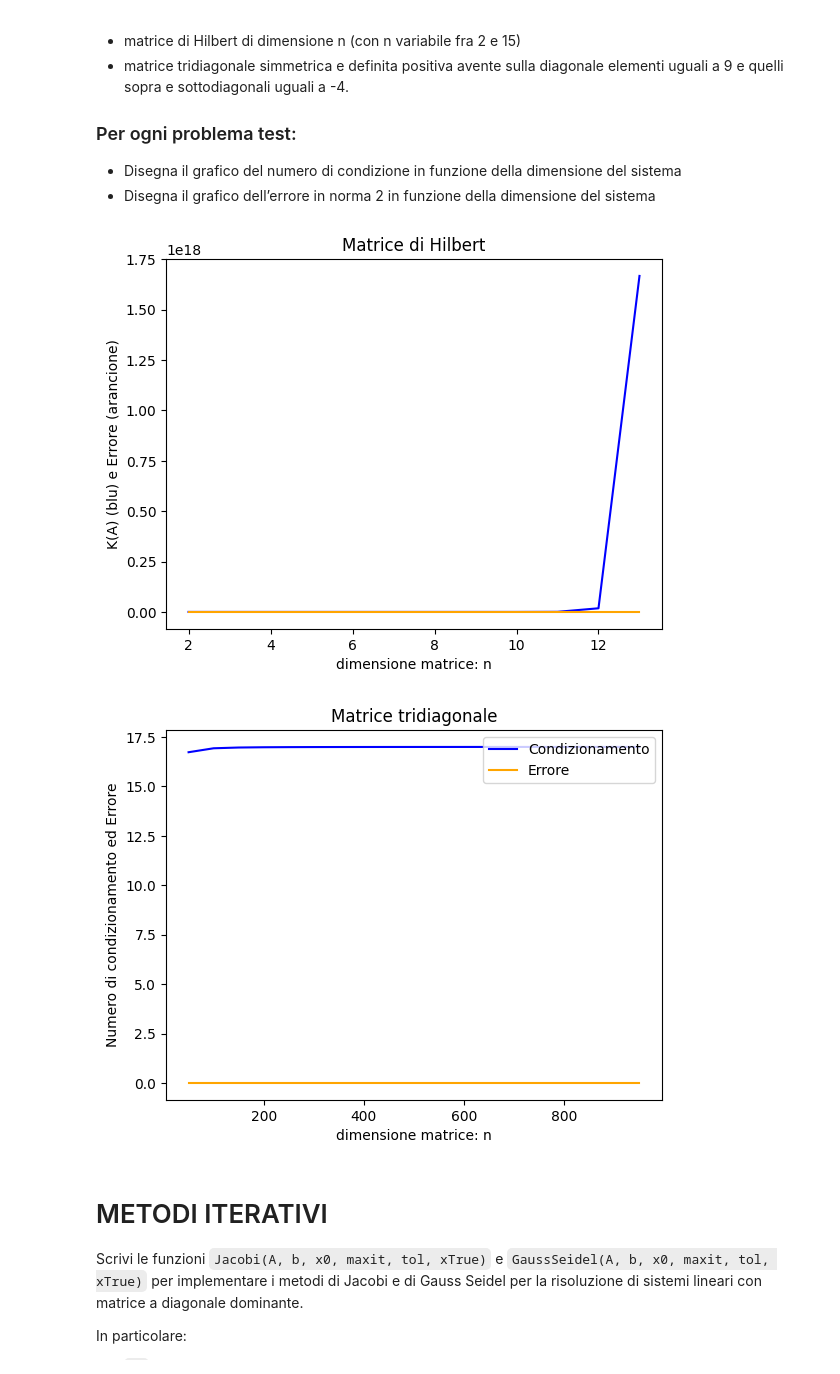
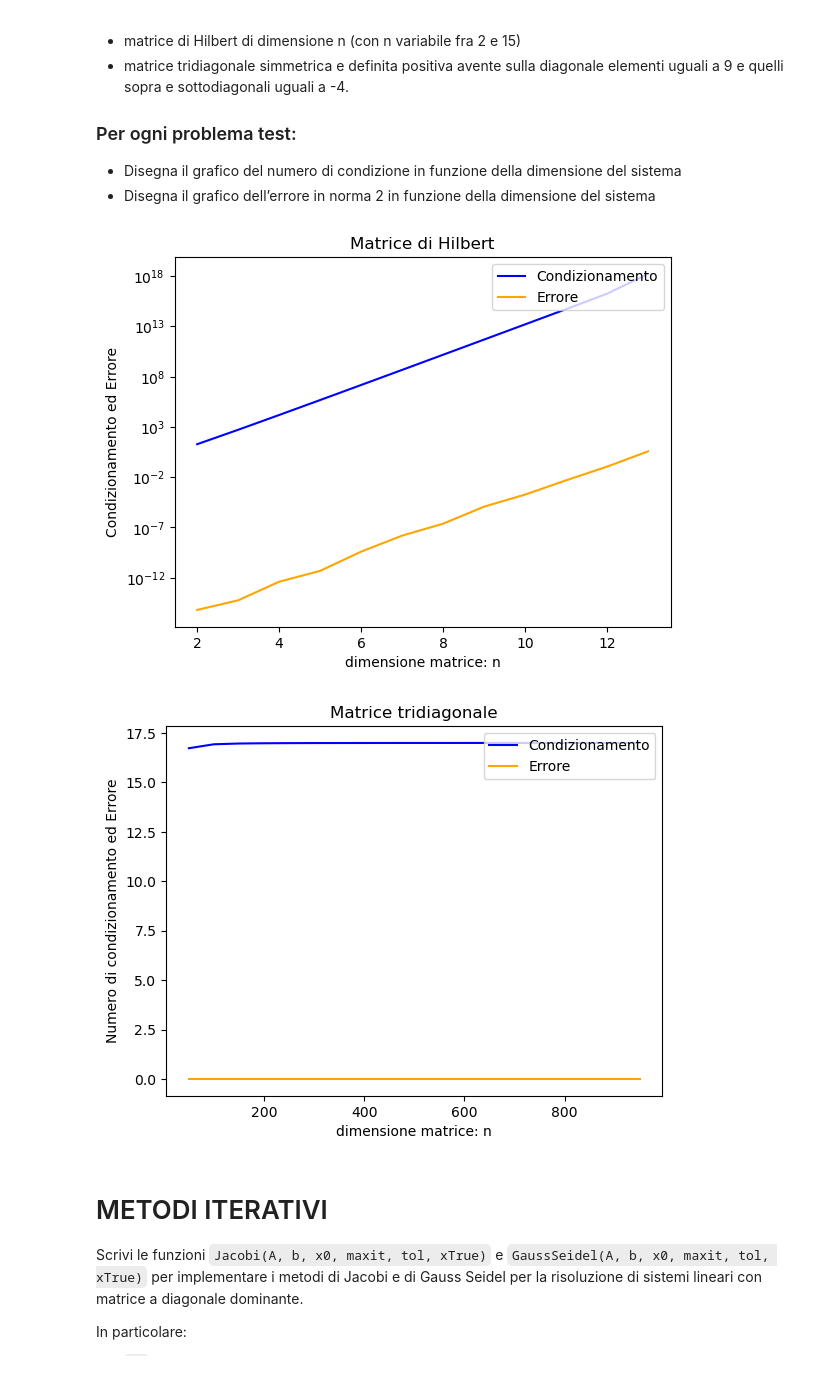
Before and after one commit to konova8/calcolonumerico-02023, a Jupyter notebook: LAB/Lab2_CN.ipynb, the cells around one changed output. Drawn from its saved outputs; the diff is of its cells as text; code cells hidden in the pictures.

Commit message:
log scale for a graph

```diff
--- a/LAB/Lab2_CN.ipynb
+++ b/LAB/Lab2_CN.ipynb
@@ -87,47 +87,45 @@ Err = [v for v in Err if v != 0]
 
 plt.title('Matrice di Hilbert')
 plt.xlabel('dimensione matrice: n')
-#plt.xticks(x)
-plt.ylabel('K(A) (blu) e Errore (arancione)')
-#plt.yticks(K_A)
-plt.plot(x, K_A, color='blue')
-plt.plot(x, Err, color='orange')
+plt.ylabel('Condizionamento ed Errore')
+plt.yscale('log')
+plt.plot(x, K_A, color='blue', label='Condizionamento')
+plt.plot(x, Err, color='orange', label='Errore')
+plt.legend(loc='upper right')
 plt.show()
 
 
 MIN, MAX, STEP = 50, 1000, 50
 
 # Tridiagonale simmetrica e definita positiva
 K_A = np.zeros(MAX-MIN)
 Err = np.zeros(MAX-MIN)
 for n in range(MIN, MAX, STEP):
     A = np.diag(np.full(n, fill_value = 9)) + np.diag(np.full(n-1, fill_value = -4), k = 1) + np.diag(np.full(n-1, fill_value = -4), k = -1)
     x = np.ones((n, 1))
     b = np.dot(A, x)
 
     L = LA.cholesky(A, lower = True)
     y = LA.solve(L, b, lower = True)
     my_x = LA.solve(L.T, y, lower = False)
 
     K_A[n-MIN] = np.linalg.cond(A)
     Err[n-MIN] = LA.norm(x-my_x, ord=2) / LA.norm(x, ord=2)
     x = np.arange(start=MIN, stop=MAX, step=STEP)
 
 K_A = [v for v in K_A if v != 0]
 Err = [v for v in Err if v != 0]
 
 plt.title('Matrice tridiagonale')
 plt.xlabel('dimensione matrice: n')
-#plt.xticks(x, [x[i] for i in range(0, x.size) if (i == x.size // 20)])
 plt.ylabel('Numero di condizionamento ed Errore')
-#plt.yticks(K_A)
 plt.plot(x, K_A, label='Condizionamento', color='blue')
 plt.plot(x, Err, label='Errore', color='orange')
 plt.legend(loc='upper right')
 plt.show()
 # %% [output]
-[figure, old version]
+[figure, new version]
-[figure, old version]
+[figure, new version]
 # %% [markdown]
 # METODI ITERATIVI
 Scrivi le funzioni `Jacobi(A, b, x0, maxit, tol, xTrue)` e `GaussSeidel(A, b, x0, maxit, tol, xTrue)` per implementare i metodi di Jacobi e di Gauss Seidel per la risoluzione di sistemi lineari con matrice a diagonale dominante.
```
Also changed, not shown: parts of 1 cell of this notebook.
